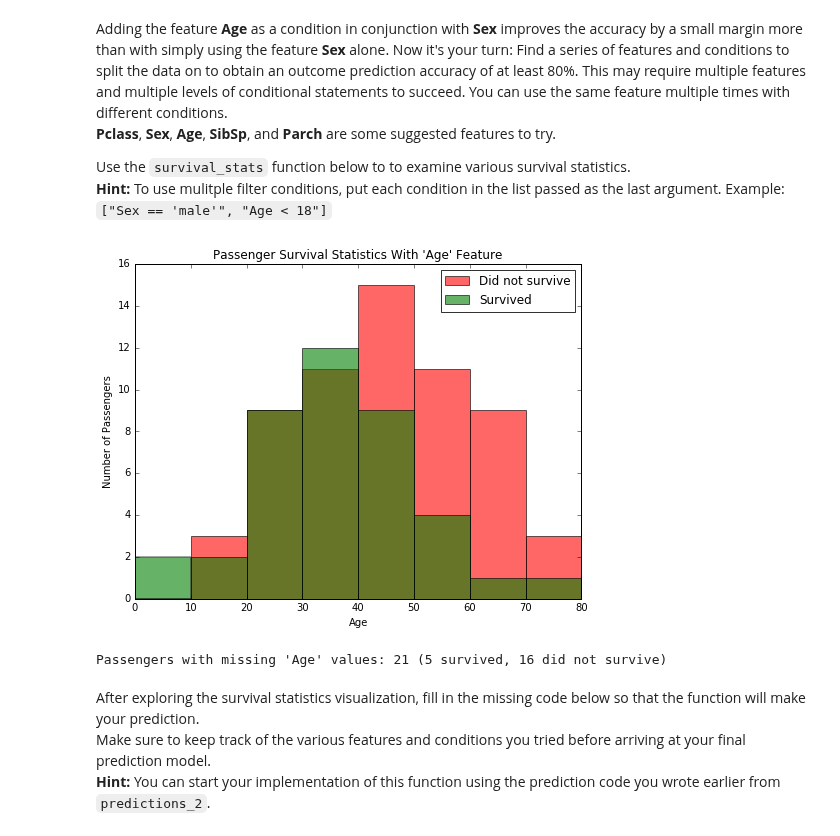
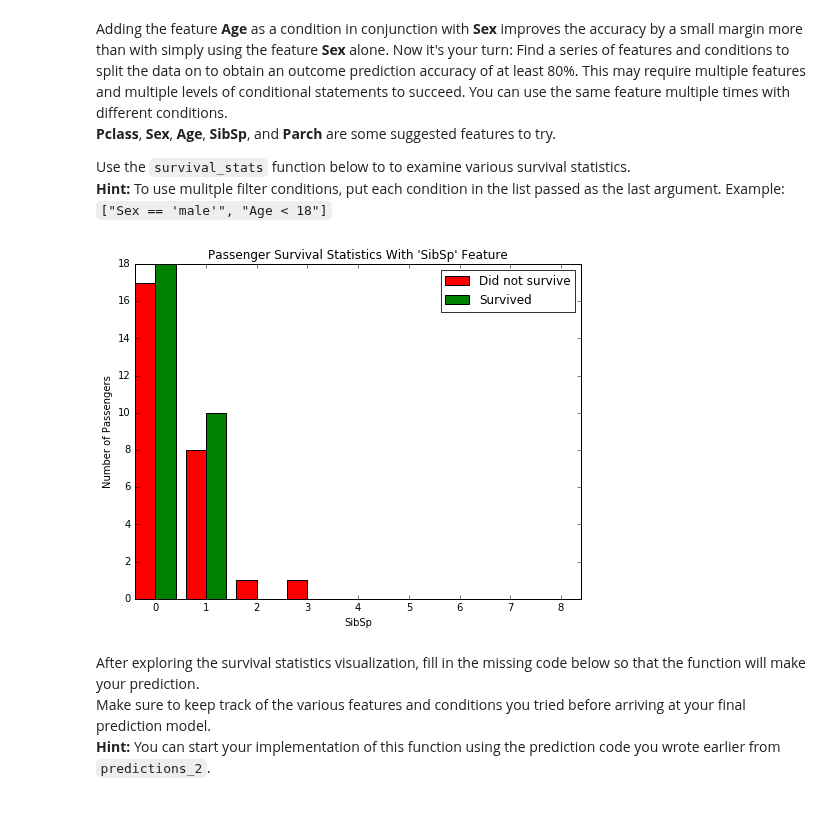
Before and after one commit to elbamos/machine-learning, a Jupyter notebook: projects/titanic_survival_exploration/Titanic_Survival_Exploration.ipynb, the cells around one changed output. Cells and saved outputs as stored; diff of their text form; code cells hidden in the pictures.

```diff
--- a/projects/titanic_survival_exploration/Titanic_Survival_Exploration.ipynb
+++ b/projects/titanic_survival_exploration/Titanic_Survival_Exploration.ipynb
@@ -206,10 +207,9 @@ Adding the feature **Age** as a condition in conjunction with **Sex** improves t
 Use the `survival_stats` function below to to examine various survival statistics.
 **Hint:** To use mulitple filter conditions, put each condition in the list passed as the last argument. Example: `["Sex == 'male'", "Age < 18"]`
 # %%
-survival_stats(data, outcomes, 'Age', ["Sex == 'male'", "Pclass == 1"])
+survival_stats(data, outcomes, 'SibSp', ["Sex == 'male'", "Pclass == 1", "Age < 45"])
 # %% [output]
-[figure, old version]
+[figure, new version]
-Passengers with missing 'Age' values: 21 (5 survived, 16 did not survive)
 # %% [markdown]
 After exploring the survival statistics visualization, fill in the missing code below so that the function will make your prediction.
 Make sure to keep track of the various features and conditions you tried before arriving at your final prediction model.
```
Also changed, not shown: parts of 8 cells of this notebook, 1 other file.
